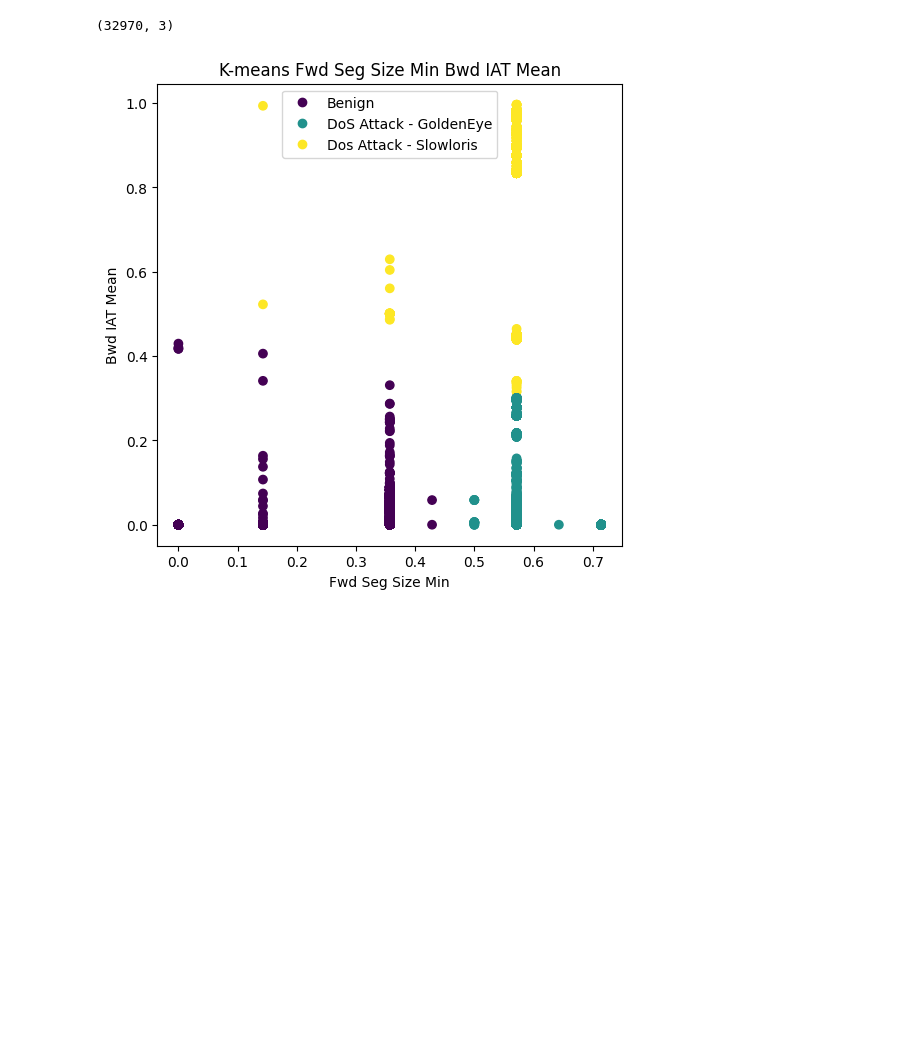
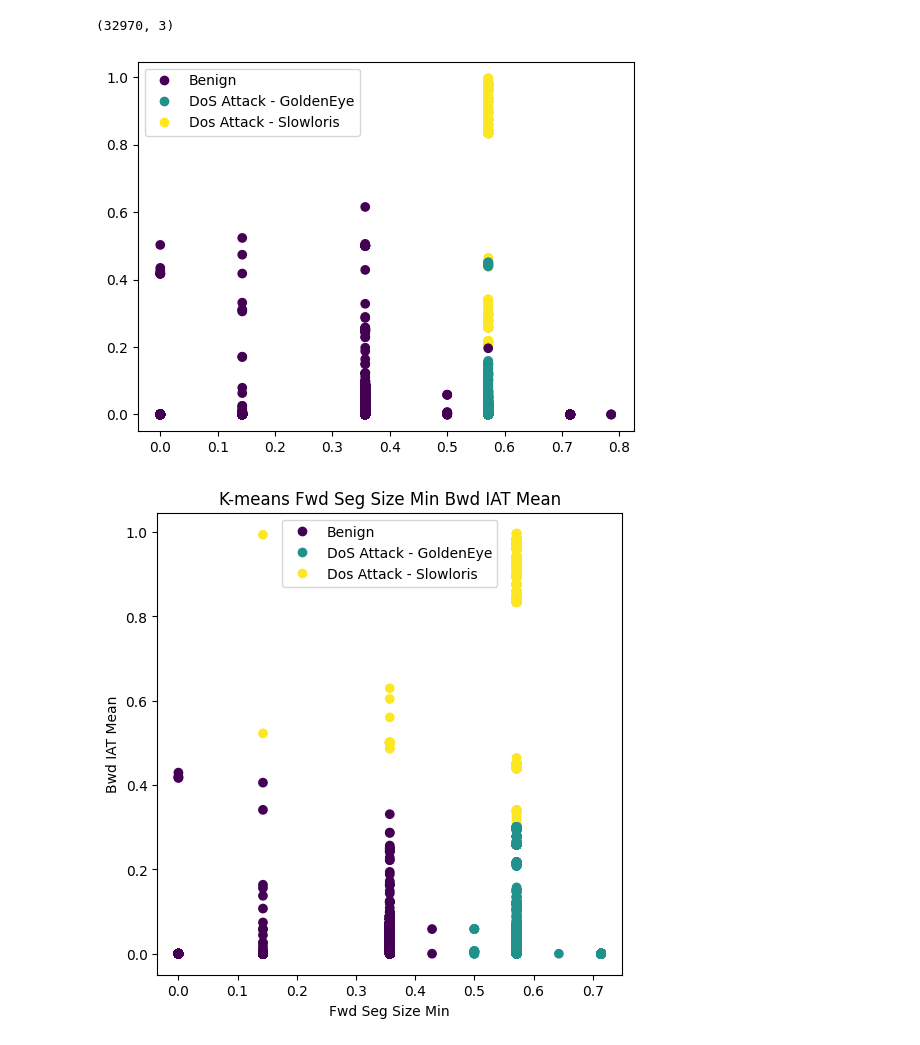
Before and after one commit to ChiaraAmalia/AdvancedCyberSecurity, a Jupyter notebook: clust_1502.ipynb, the cells around one changed output. Cells and saved outputs as stored; diff of their text form; code cells hidden in the pictures; blank space fills up the shorter version.

Commit message:
scatterDimensionati_05_06_2023

```diff
--- a/clust_1502.ipynb
+++ b/clust_1502.ipynb
@@ -58,6 +58,20 @@ balanced_d.shape
 (32970, 3)
 # %%
 n_clusters = len(balanced_d['Label'].unique())  # numero di cluster
+# %%
+scatter_plot= plt.scatter(balanced_d[feature_1],balanced_d[feature_2],c=balanced_d['Label'])
+scatter_plot
+
+# Aggiungi la legenda
+plt.legend(handles=scatter_plot.legend_elements()[0], labels=['Benign', 'DoS Attack - GoldenEye', 'Dos Attack - Slowloris'])
+
+title = ("Scatter " + str(feature_1) + " - " + str(feature_2))
+feature_name = title.replace('/','_')
+if not os.path.exists('image/'+nome_file):
+    os.makedirs('image/'+nome_file)
+plt.savefig('image/'+nome_file +'/'+str(feature_name)+'.png')
+# %% [output]
+[figure, added]
 # %%
 # Eseguiamo il clustering con Kmeans
 
```
Also changed, not shown: 9 other files.
